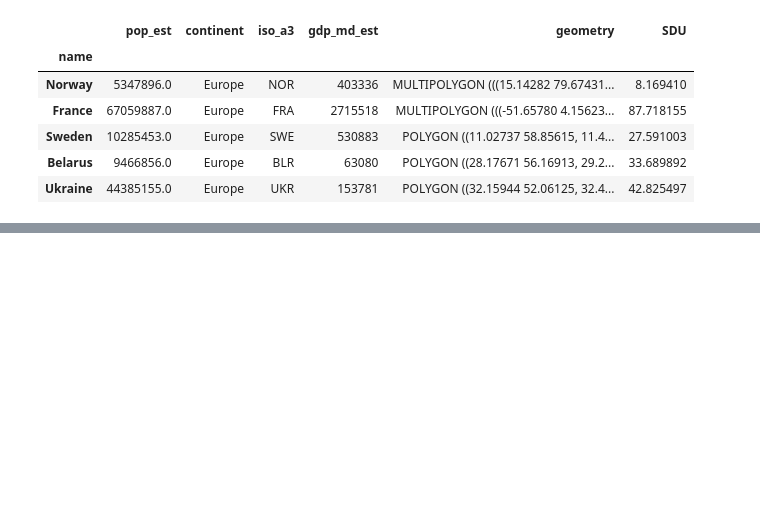
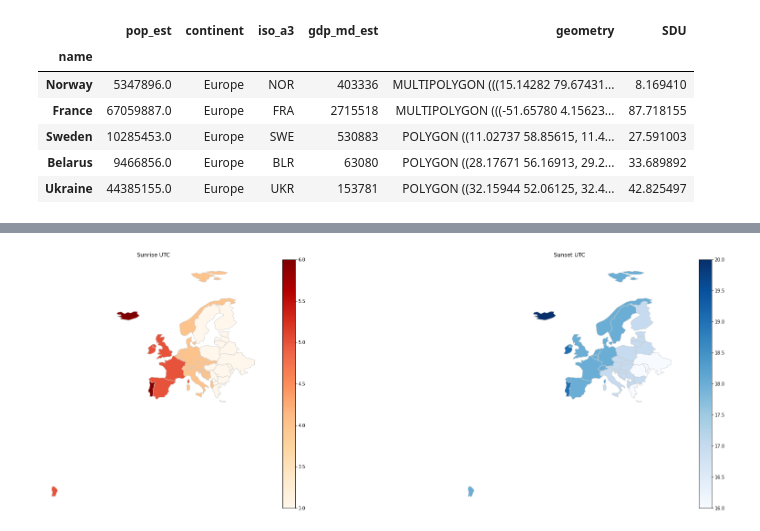
Before and after one commit to pvonderlind/CircadianRythmEU, a Jupyter notebook: circadian_rythm.ipynb, the cells around one changed output, grey strips where cells are left out. Cells and saved outputs as stored; diff of their text form; code cells hidden in the pictures; blank space fills up the shorter version.

```diff
--- a/circadian_rythm.ipynb
+++ b/circadian_rythm.ipynb
@@ -102,0 +140,11 @@ plt.title("Sunlight hours (SDU) for Europe");
+# %%
+sun_data = []
+for country_isoa3,capital in iso_to_cap_EU_norm.items():
+    city = lookup(capital, database())
+    for date in dates:
+        sun_city = sun(city.observer, date=date)
+        sunrise = sun_city['sunrise']
+        sunset = sun_city['sunset']
+        sun_data.append([country_isoa3, capital, date.day, date.month, date.year, sunrise.hour, sunset.hour])
+# %%
+sun_info_df = pd.DataFrame(sun_data, columns=['iso_a3', 'capital', 'day', 'month', 'year', 'sunrise_UTC', 'sunset_UTC'])
@@ -102,0 +155,5 @@ plt.title("Sunlight hours (SDU) for Europe");
+# %%
+europe_plot = europe.loc[:, ['iso_a3', 'geometry']]
+# %%
+sun_info_plot = gpd.GeoDataFrame(sun_info_df.merge(europe_plot, on='iso_a3', how='left').set_index('iso_a3'))
+sun_info_plot.info()
@@ -102,0 +175,10 @@ plt.title("Sunlight hours (SDU) for Europe");
+# %%
+fig, axs = plt.subplots(nrows=1, ncols=2, figsize=(30, 10))
+sun_info_plot.plot(column='sunrise_UTC', cmap='OrRd', linewidth=0.8, ax=axs[0], edgecolor='0.8', legend=True)
+sun_info_plot.plot(column='sunset_UTC', cmap='Blues', linewidth=0.8, ax=axs[1], edgecolor='0.8', legend=True)
+for a in axs:
+    a.axis('off')
+axs[0].set_title('Sunrise UTC')
+axs[1].set_title('Sunset UTC');
+# %% [output]
+[figure, added]
```
Also changed, not shown: parts of 14 cells of this notebook.
